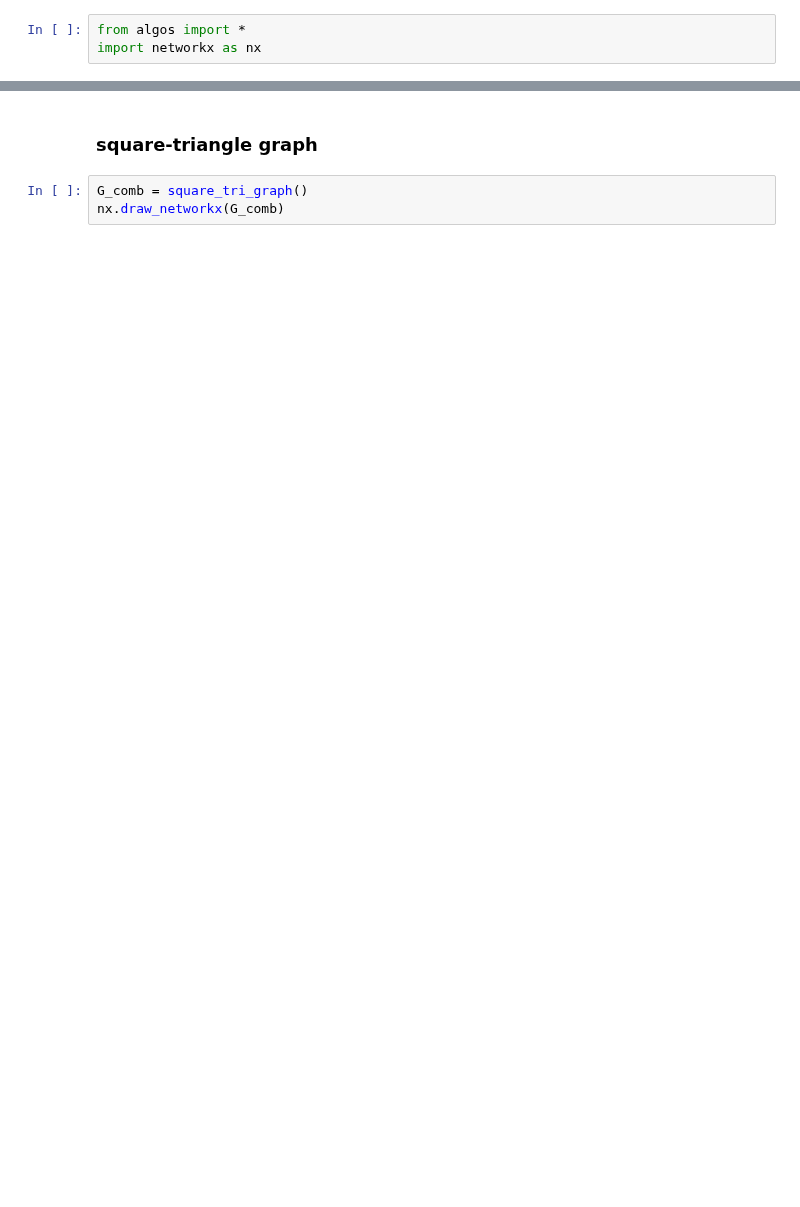
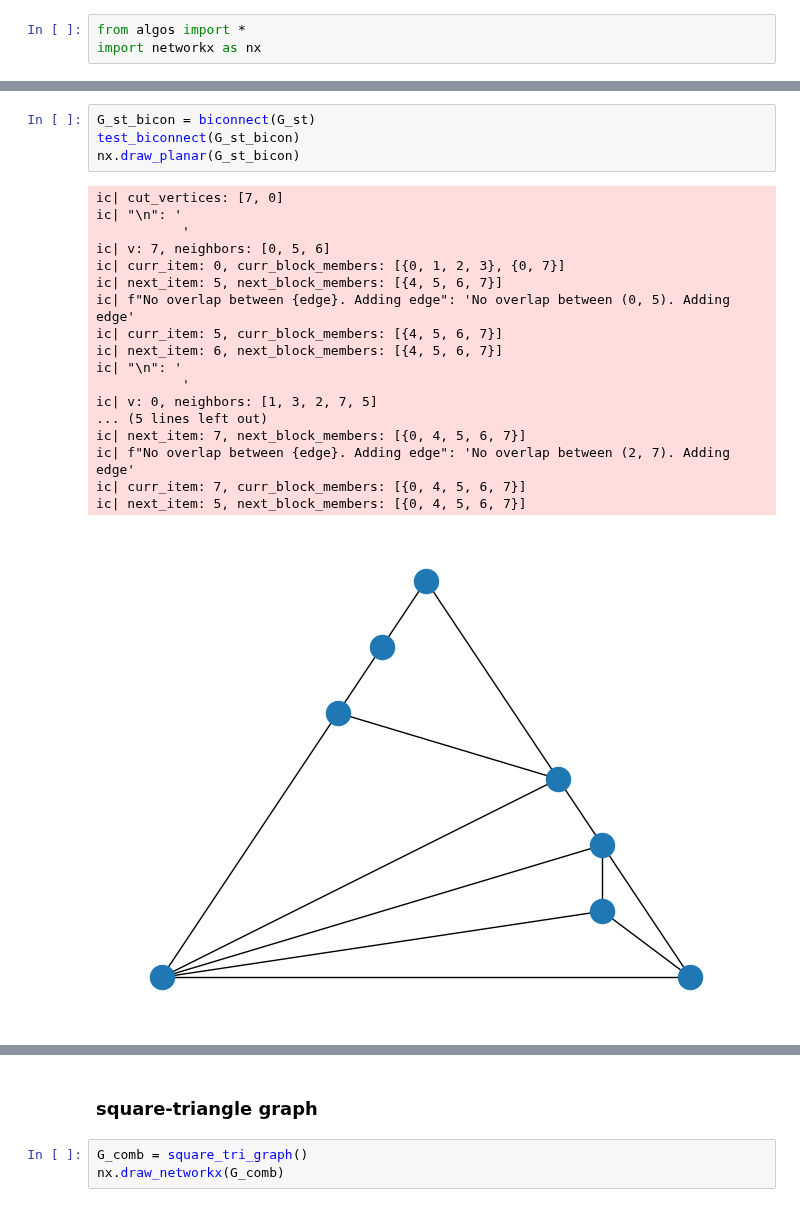
Before and after one commit to juliet29/bisht2022, a Jupyter notebook: test06_checks.ipynb, the cells around one changed output, grey strips where cells are left out. Cells and saved outputs as stored; diff of their text form; blank space fills up the shorter version.

```diff
--- a/test06_checks.ipynb
+++ b/test06_checks.ipynb
@@ -3,0 +11,23 @@ import networkx as nx
+# %%
+G_st_bicon = biconnect(G_st)
+test_biconnect(G_st_bicon)
+nx.draw_planar(G_st_bicon)
+# %% [output]
+ic| cut_vertices: [7, 0]
+ic| "\n": '
+           '
+ic| v: 7, neighbors: [0, 5, 6]
+ic| curr_item: 0, curr_block_members: [{0, 1, 2, 3}, {0, 7}]
+ic| next_item: 5, next_block_members: [{4, 5, 6, 7}]
+ic| f"No overlap between {edge}. Adding edge": 'No overlap between (0, 5). Adding edge'
+ic| curr_item: 5, curr_block_members: [{4, 5, 6, 7}]
+ic| next_item: 6, next_block_members: [{4, 5, 6, 7}]
+ic| "\n": '
+           '
+ic| v: 0, neighbors: [1, 3, 2, 7, 5]
+... (5 lines left out)
+ic| next_item: 7, next_block_members: [{0, 4, 5, 6, 7}]
+ic| f"No overlap between {edge}. Adding edge": 'No overlap between (2, 7). Adding edge'
+ic| curr_item: 7, curr_block_members: [{0, 4, 5, 6, 7}]
+ic| next_item: 5, next_block_members: [{0, 4, 5, 6, 7}]
+[figure, added]
```
Also changed, not shown: parts of 10 cells of this notebook, 1 other file.
